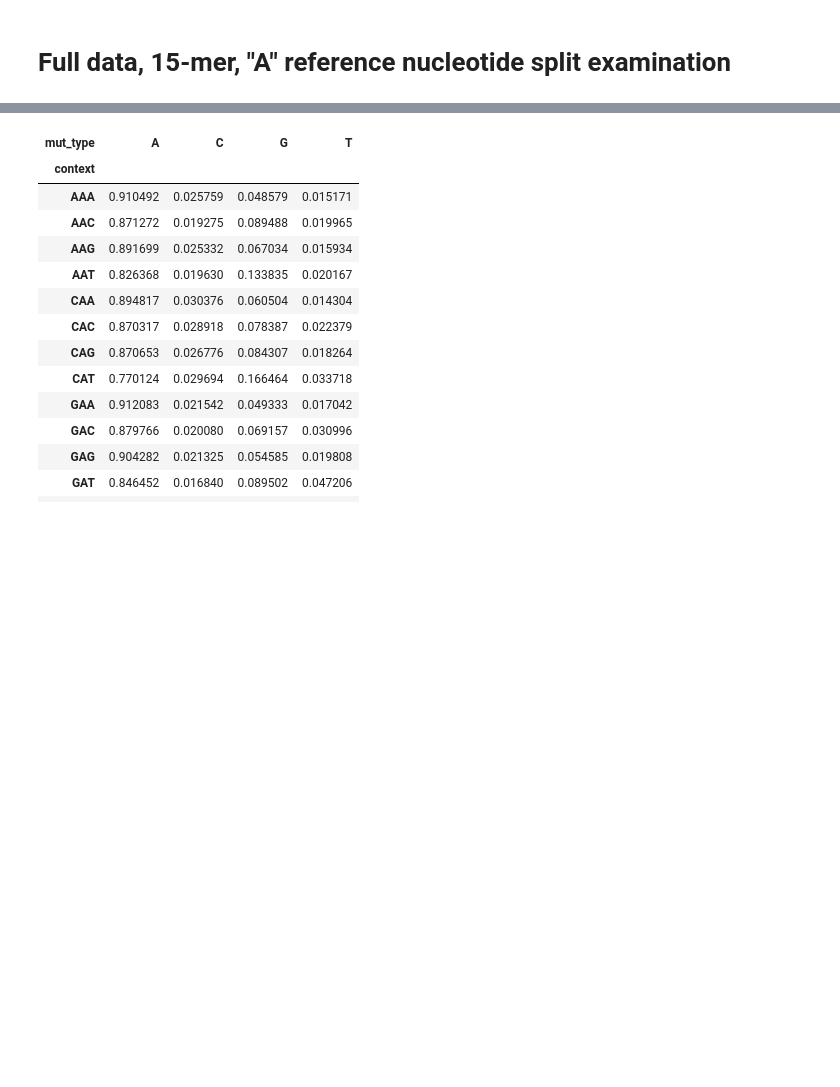
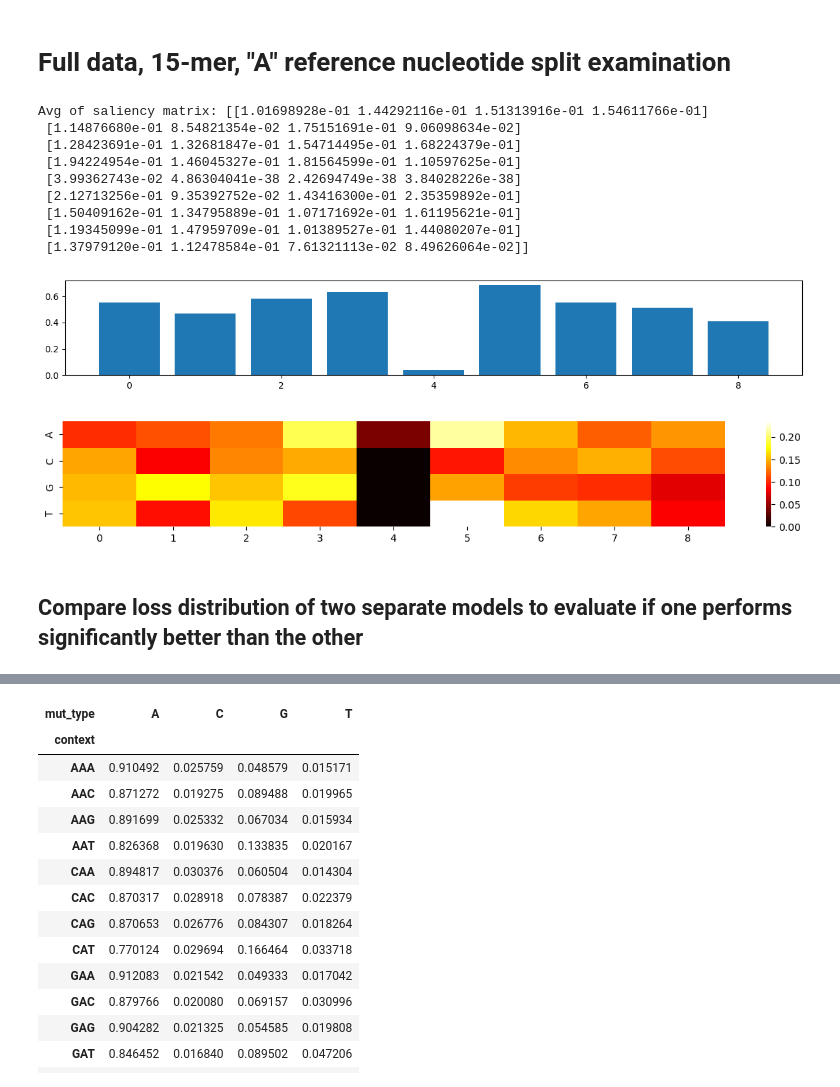
Before and after one commit to grnimrod/mutation-probs-nn, a Jupyter notebook: src/experiments.ipynb, the cells around one changed output, grey strips where cells are left out. Drawn from its saved outputs; the diff is of its cells as text; code cells hidden in the pictures; blank space fills up the shorter version.

Commit message:
feat: Include saliency maps and model significance

```diff
--- a/src/experiments.ipynb
+++ b/src/experiments.ipynb
@@ -12,3 +13,21 @@ from sklearn.model_selection import train_test_split
 from utils.load_splits import load_splits
 from utils.decode_kmer import decode_kmer
 from model_definitions import KmerCountsModel
+# %%
+from saliency_map import obtain_saliency_map
+
+obtain_saliency_map("9fA")
+# %% [output]
+Avg of saliency matrix: [[1.01698928e-01 1.44292116e-01 1.51313916e-01 1.54611766e-01]
+ [1.14876680e-01 8.54821354e-02 1.75151691e-01 9.06098634e-02]
+ [1.28423691e-01 1.32681847e-01 1.54714495e-01 1.68224379e-01]
+ [1.94224954e-01 1.46045327e-01 1.81564599e-01 1.10597625e-01]
+ [3.99362743e-02 4.86304041e-38 2.42694749e-38 3.84028226e-38]
+ [2.12713256e-01 9.35392752e-02 1.43416300e-01 2.35359892e-01]
+ [1.50409162e-01 1.34795889e-01 1.07171692e-01 1.61195621e-01]
+ [1.19345099e-01 1.47959709e-01 1.01389527e-01 1.44080207e-01]
+ [1.37979120e-01 1.12478584e-01 7.61321113e-02 8.49626064e-02]]
+[figure, added]
+[figure, added]
+# %% [markdown]
+## Compare loss distribution of two separate models to evaluate if one performs significantly better than the other
```
Also changed, not shown: parts of 6 cells of this notebook.
